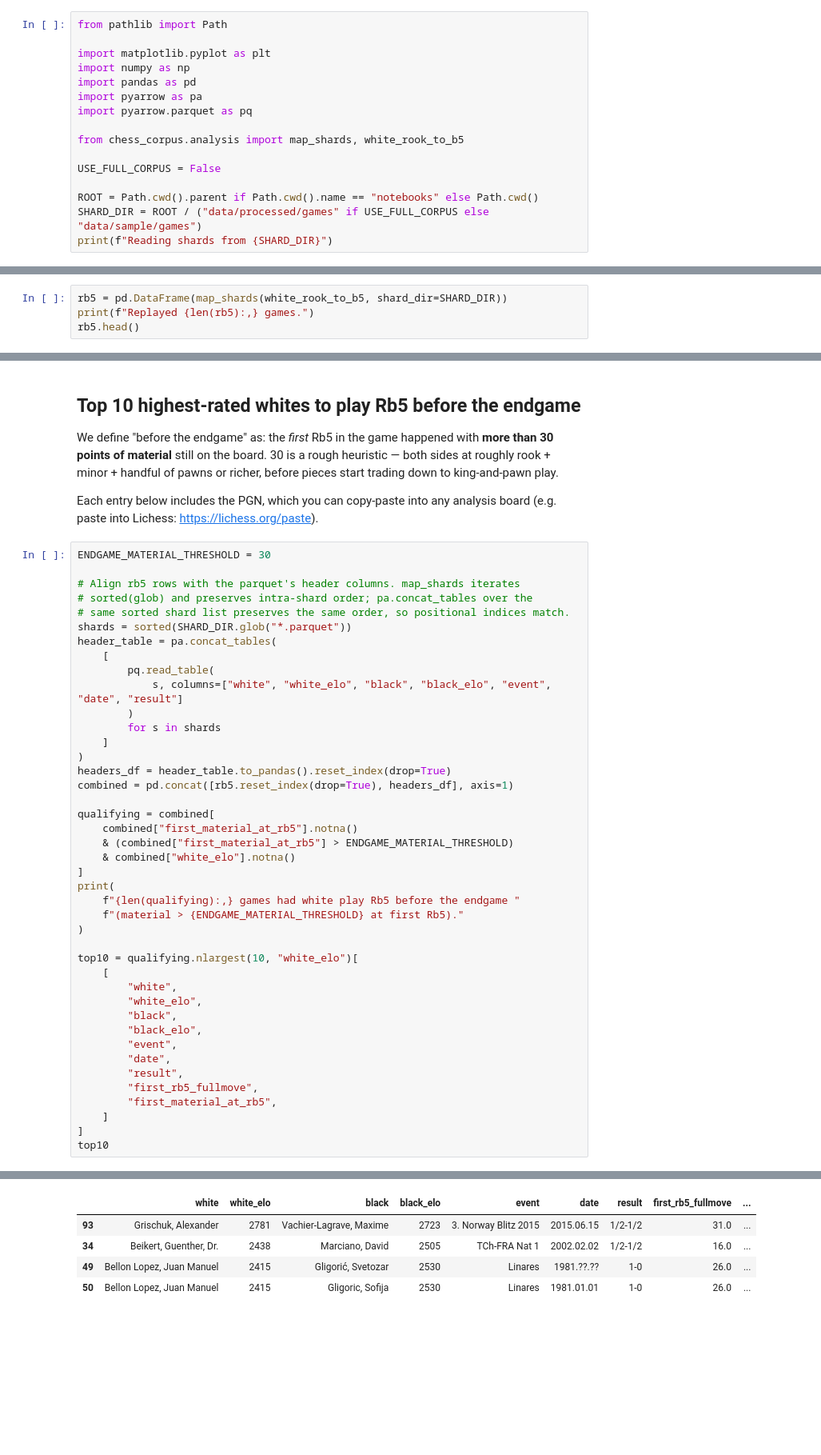
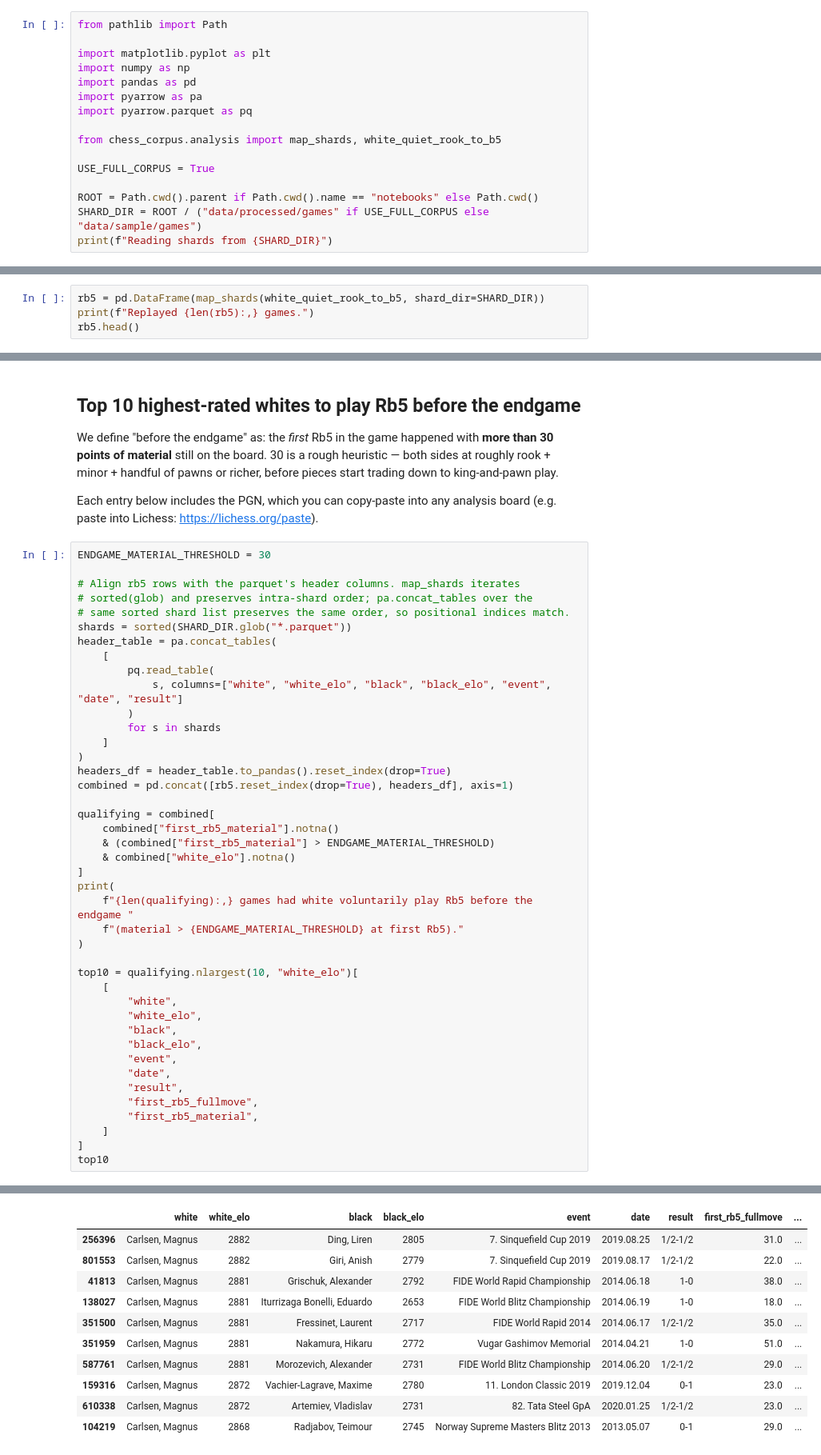
Before and after one commit to pwsiegel/chess-move-stats, a Jupyter notebook: notebooks/rook_b5.ipynb, the cells around one changed output, grey strips where cells are left out. Shown at 80% size. Saved outputs shown, nothing was run; the diff lists cells and outputs as text; blank space fills up the shorter version.

```diff
--- a/notebooks/rook_b5.ipynb
+++ b/notebooks/rook_b5.ipynb
@@ -24,9 +26,9 @@ import pandas as pd
 import pyarrow as pa
 import pyarrow.parquet as pq
 
-from chess_corpus.analysis import map_shards, white_rook_to_b5
+from chess_corpus.analysis import map_shards, white_quiet_rook_to_b5
 
-USE_FULL_CORPUS = False
+USE_FULL_CORPUS = True
 
 ROOT = Path.cwd().parent if Path.cwd().name == "notebooks" else Path.cwd()
 SHARD_DIR = ROOT / ("data/processed/games" if USE_FULL_CORPUS else "data/sample/games")
@@ -40,7 +42,7 @@ Reading shards from /Users/paul/pwsiegel/chess-move-stats/data/sample/games
 
 `map_shards` parallelizes across parquet shards (13 shards on the full corpus → one wave on 13 workers).
 # %%
-rb5 = pd.DataFrame(map_shards(white_rook_to_b5, shard_dir=SHARD_DIR))
+rb5 = pd.DataFrame(map_shards(white_quiet_rook_to_b5, shard_dir=SHARD_DIR))
 print(f"Replayed {len(rb5):,} games.")
 rb5.head()
 # %% [output]
@@ -157,12 +159,12 @@ headers_df = header_table.to_pandas().reset_index(drop=True)
 combined = pd.concat([rb5.reset_index(drop=True), headers_df], axis=1)
 
 qualifying = combined[
-    combined["first_material_at_rb5"].notna()
-    & (combined["first_material_at_rb5"] > ENDGAME_MATERIAL_THRESHOLD)
+    combined["first_rb5_material"].notna()
+    & (combined["first_rb5_material"] > ENDGAME_MATERIAL_THRESHOLD)
     & combined["white_elo"].notna()
 ]
 print(
-    f"{len(qualifying):,} games had white play Rb5 before the endgame "
+    f"{len(qualifying):,} games had white voluntarily play Rb5 before the endgame "
     f"(material > {ENDGAME_MATERIAL_THRESHOLD} at first Rb5)."
 )
 
@@ -176,7 +178,7 @@ top10 = qualifying.nlargest(10, "white_elo")[
         "date",
         "result",
         "first_rb5_fullmove",
-        "first_material_at_rb5",
+        "first_rb5_material",
     ]
 ]
 top10
@@ -185,8 +187,14 @@ top10
 |  | white | white_elo | black | black_elo | event | date | result | first_rb5_fullmove | ... |
-| 93 | Grischuk, Alexander | 2781 | Vachier-Lagrave, Maxime | 2723 | 3. Norway Blitz 2015 | 2015.06.15 | 1/2-1/2 | 31.0 | ... |
-| 34 | Beikert, Guenther, Dr. | 2438 | Marciano, David | 2505 | TCh-FRA Nat 1 | 2002.02.02 | 1/2-1/2 | 16.0 | ... |
-| 49 | Bellon Lopez, Juan Manuel | 2415 | Gligorić, Svetozar | 2530 | Linares | 1981.??.?? | 1-0 | 26.0 | ... |
-| 50 | Bellon Lopez, Juan Manuel | 2415 | Gligoric, Sofija | 2530 | Linares | 1981.01.01 | 1-0 | 26.0 | ... |
+| 256396 | Carlsen, Magnus | 2882 | Ding, Liren | 2805 | 7. Sinquefield Cup 2019 | 2019.08.25 | 1/2-1/2 | 31.0 | ... |
+| 801553 | Carlsen, Magnus | 2882 | Giri, Anish | 2779 | 7. Sinquefield Cup 2019 | 2019.08.17 | 1/2-1/2 | 22.0 | ... |
+| 41813 | Carlsen, Magnus | 2881 | Grischuk, Alexander | 2792 | FIDE World Rapid Championship | 2014.06.18 | 1-0 | 38.0 | ... |
+| 138027 | Carlsen, Magnus | 2881 | Iturrizaga Bonelli, Eduardo | 2653 | FIDE World Blitz Championship | 2014.06.19 | 1-0 | 18.0 | ... |
+| 351500 | Carlsen, Magnus | 2881 | Fressinet, Laurent | 2717 | FIDE World Rapid 2014 | 2014.06.17 | 1/2-1/2 | 35.0 | ... |
+| 351959 | Carlsen, Magnus | 2881 | Nakamura, Hikaru | 2772 | Vugar Gashimov Memorial | 2014.04.21 | 1-0 | 51.0 | ... |
+| 587761 | Carlsen, Magnus | 2881 | Morozevich, Alexander | 2731 | FIDE World Blitz Championship | 2014.06.20 | 1/2-1/2 | 29.0 | ... |
+| 159316 | Carlsen, Magnus | 2872 | Vachier-Lagrave, Maxime | 2780 | 11. London Classic 2019 | 2019.12.04 | 0-1 | 23.0 | ... |
+| 610338 | Carlsen, Magnus | 2872 | Artemiev, Vladislav | 2731 | 82. Tata Steel GpA | 2020.01.25 | 1/2-1/2 | 23.0 | ... |
+| 104219 | Carlsen, Magnus | 2868 | Radjabov, Teimour | 2745 | Norway Supreme Masters Blitz 2013 | 2013.05.07 | 0-1 | 29.0 | ... |
 # %% [markdown]
 ### Their PGNs
 
```
Also changed, not shown: parts of 14 cells of this notebook, 1 other file.
